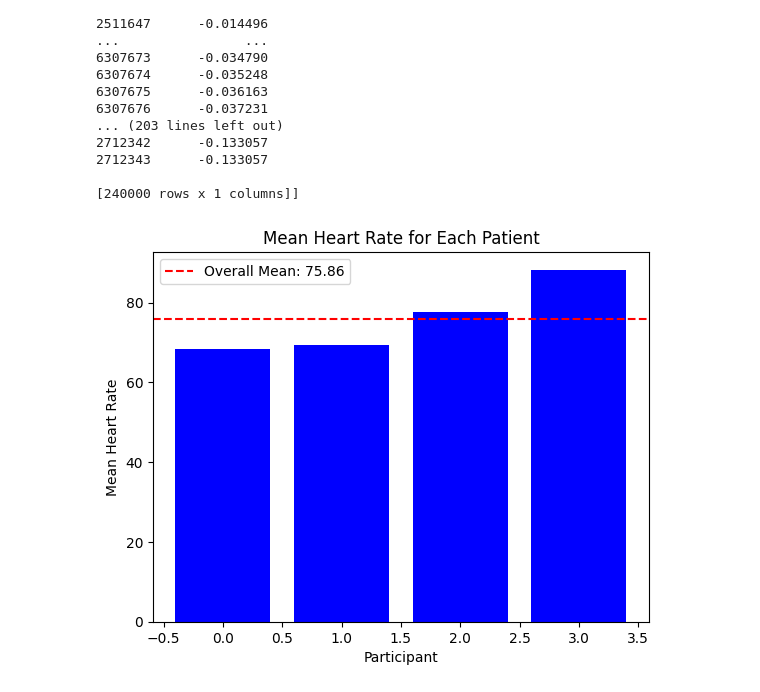
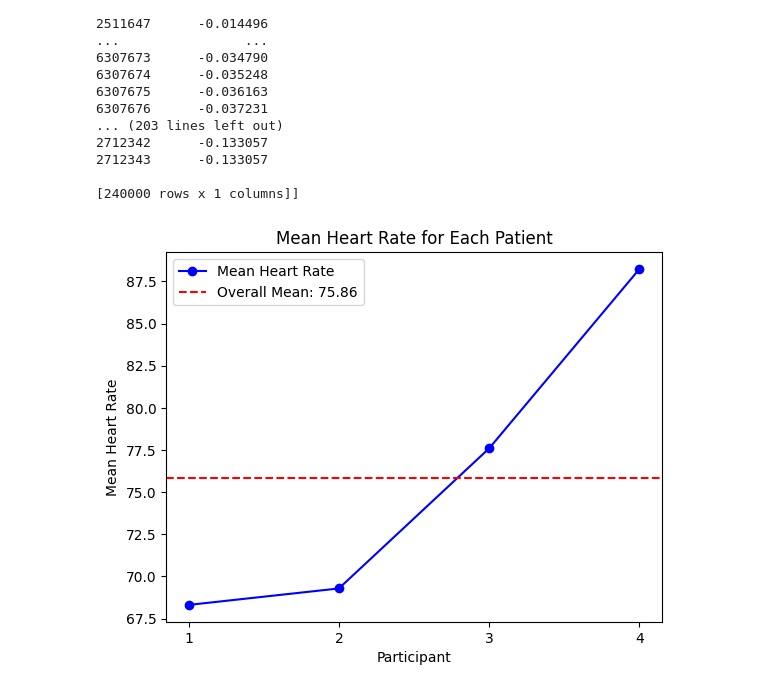
Before and after one commit to omerday/Neuroscience-of-Anxiety-Lab, a Jupyter notebook: DataAnalysis/Razy temp.ipynb, the cells around one changed output. Drawn from its saved outputs; the diff is of its cells as text; code cells hidden in the pictures.

```diff
--- a/DataAnalysis/Razy temp.ipynb
+++ b/DataAnalysis/Razy temp.ipynb
@@ -128,24 +128,24 @@ for array in all_baseline_arrays:
     heart_rate_mean = heart_rate.mean()
     mean_heart_rates.append(heart_rate_mean)
 # %%
-import matplotlib.pyplot as plt
-
-# Calculate the overall mean heart rate across all patients
 overall_mean_heart_rate = sum(mean_heart_rates) / len(mean_heart_rates)
 
-# Create a bar plot for individual mean heart rates
-plt.bar(range(len(mean_heart_rates)), mean_heart_rates, color='blue')
+# Create a line plot for individual mean heart rates
+plt.plot(range(1, len(mean_heart_rates) + 1), mean_heart_rates, color='blue', marker='o', linestyle='-', label='Mean Heart Rate')
+
+# Add a horizontal line for the overall mean heart rate
 plt.axhline(y=overall_mean_heart_rate, color='red', linestyle='--', label=f'Overall Mean: {overall_mean_heart_rate:.2f}')
 
 # Add labels and title
 plt.xlabel('Participant')
 plt.ylabel('Mean Heart Rate')
 plt.title('Mean Heart Rate for Each Patient')
+plt.xticks(range(1, len(mean_heart_rates) + 1))  # Set x-axis ticks to integers
 
 # Add legend
 plt.legend()
 
 # Show plot
 plt.show()
 # %% [output]
-[figure, old version]
+[figure, new version]
```
Also changed, not shown: parts of 5 cells of this notebook.
